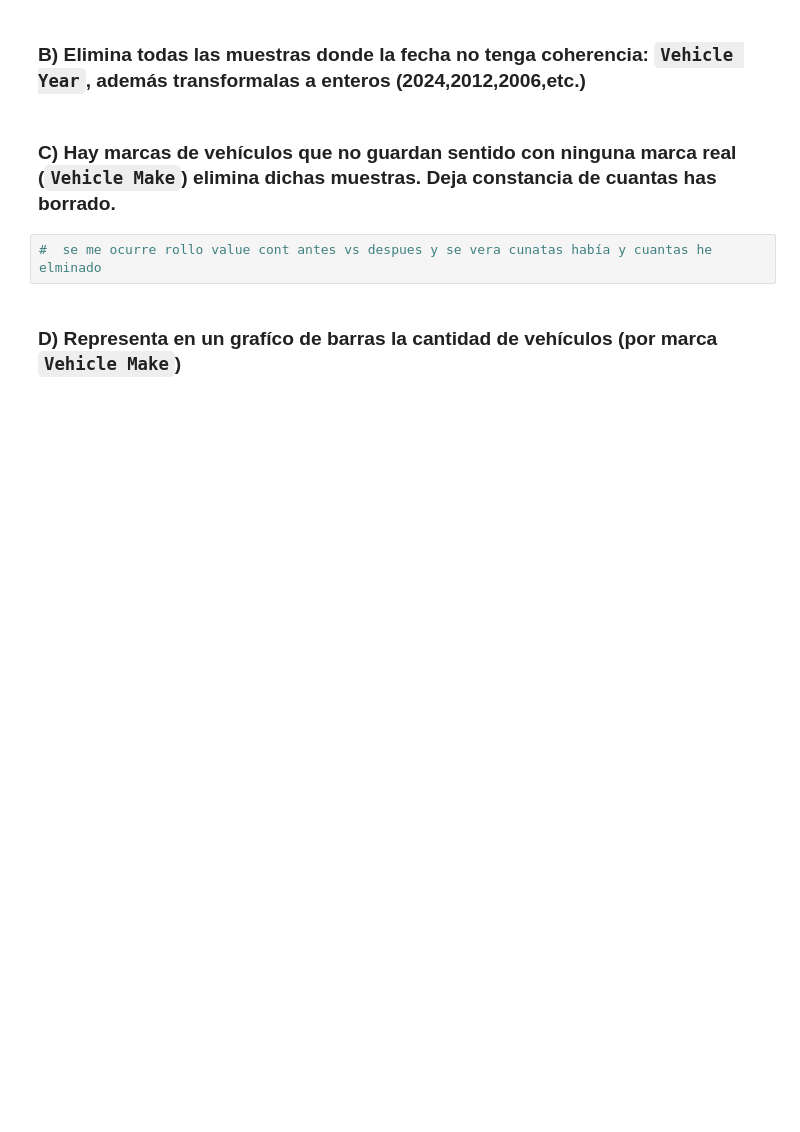
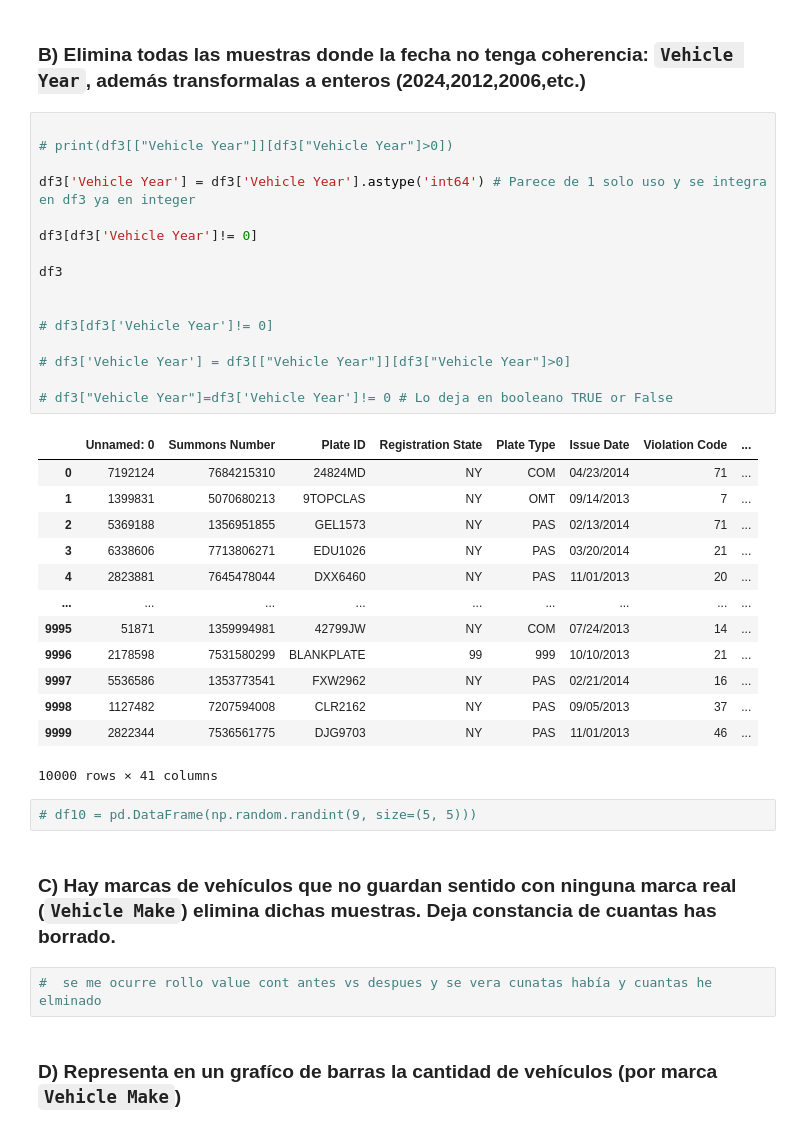
Before and after one commit to 1Nestor/-Proyecto-Pandas-y-Github, a Jupyter notebook: ProyectoPandas_Github_Nestor.ipynb, the cells around one changed output. Drawn from its saved outputs; the diff is of its cells as text; blank space fills up the shorter version.

```diff
--- a/ProyectoPandas_Github_Nestor.ipynb
+++ b/ProyectoPandas_Github_Nestor.ipynb
@@ -163,5 +186,37 @@ Name: count, dtype: int64
 # %% [markdown]
 ### B) Elimina todas las muestras donde la fecha no tenga coherencia: `Vehicle Year`, además transformalas a enteros (2024,2012,2006,etc.)
+# %%
+
+# print(df3[["Vehicle Year"]][df3["Vehicle Year"]>0])
+
+df3['Vehicle Year'] = df3['Vehicle Year'].astype('int64') # Parece de 1 solo uso y se integra en df3 ya en integer
+
+df3[df3['Vehicle Year']!= 0]
+
+df3
+
+
+# df3[df3['Vehicle Year']!= 0]
+
+# df3['Vehicle Year'] = df3[["Vehicle Year"]][df3["Vehicle Year"]>0]
+
+# df3["Vehicle Year"]=df3['Vehicle Year']!= 0 # Lo deja en booleano TRUE or False
+# %% [output]
+|  | Unnamed: 0 | Summons Number | Plate ID | Registration State | Plate Type | Issue Date | Violation Code | ... |
+| 0 | 7192124 | 7684215310 | 24824MD | NY | COM | 04/23/2014 | 71 | ... |
+| 1 | 1399831 | 5070680213 | 9TOPCLAS | NY | OMT | 09/14/2013 | 7 | ... |
+| 2 | 5369188 | 1356951855 | GEL1573 | NY | PAS | 02/13/2014 | 71 | ... |
+| 3 | 6338606 | 7713806271 | EDU1026 | NY | PAS | 03/20/2014 | 21 | ... |
+| 4 | 2823881 | 7645478044 | DXX6460 | NY | PAS | 11/01/2013 | 20 | ... |
+| ... | ... | ... | ... | ... | ... | ... | ... | ... |
+| 9995 | 51871 | 1359994981 | 42799JW | NY | COM | 07/24/2013 | 14 | ... |
+| 9996 | 2178598 | 7531580299 | BLANKPLATE | 99 | 999 | 10/10/2013 | 21 | ... |
+| 9997 | 5536586 | 1353773541 | FXW2962 | NY | PAS | 02/21/2014 | 16 | ... |
+| 9998 | 1127482 | 7207594008 | CLR2162 | NY | PAS | 09/05/2013 | 37 | ... |
+| 9999 | 2822344 | 7536561775 | DJG9703 | NY | PAS | 11/01/2013 | 46 | ... |
+10000 rows × 41 columns
+# %%
+# df10 = pd.DataFrame(np.random.randint(9, size=(5, 5)))
 # %% [markdown]
 ### C) Hay marcas de vehículos que no guardan sentido con ninguna marca real (`Vehicle Make`) elimina dichas muestras. Deja constancia de cuantas has borrado.
 # %%
```
Also changed, not shown: parts of 7 cells of this notebook.
